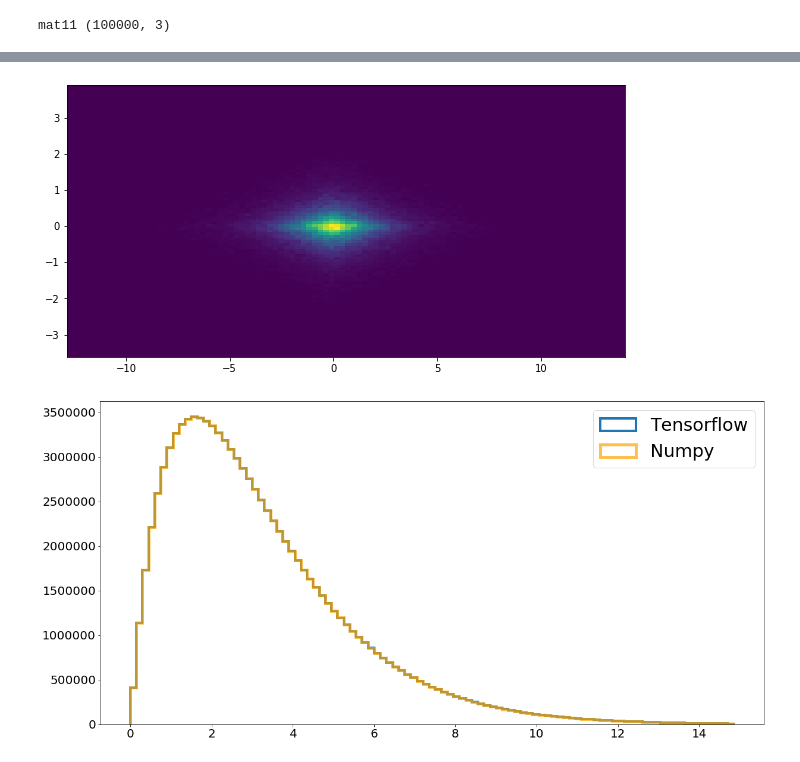
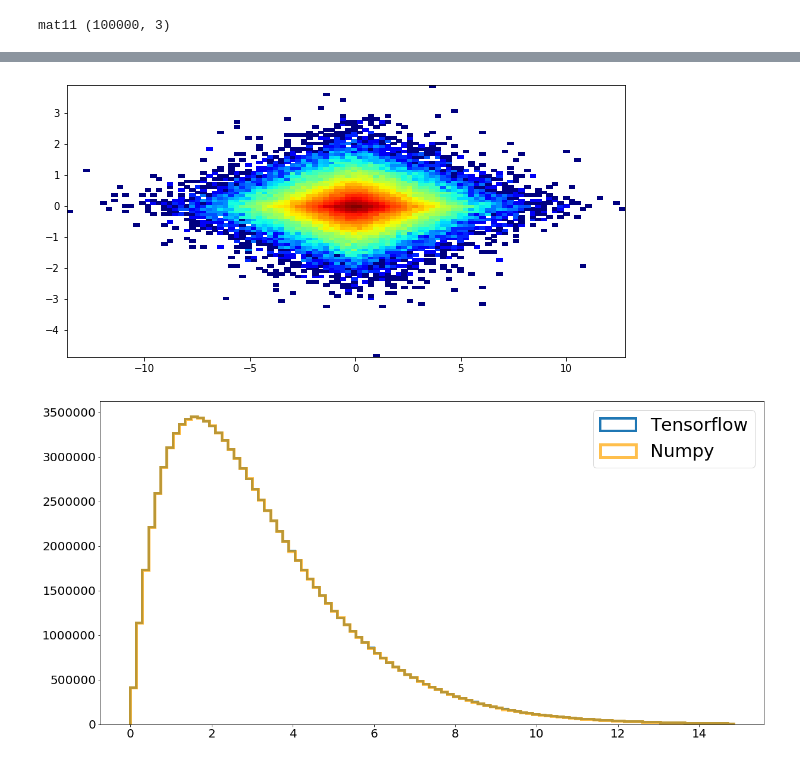
Before and after one commit to RogerMor/LMCpaper, a Jupyter notebook: LMC-disk-simul-FirstVersionRoger_ACG.ipynb, the cells around one changed output, grey strips where cells are left out. Drawn from its saved outputs; the diff is of its cells as text; code cells hidden in the pictures.

```diff
--- a/LMC-disk-simul-FirstVersionRoger_ACG.ipynb
+++ b/LMC-disk-simul-FirstVersionRoger_ACG.ipynb
@@ -1056,15 +1056,15 @@ plt.show()
 # %%
 x=xyz_propern[:,0]
 y=xyz_propern[:,1]
 z=xyz_propern[:,2]
 
 
 
 plt.figure(figsize=(10,5))
-plt.hist2d(x,z,100)
+plt.hist2d(x,z,100,cmap='jet',norm=LogNorm())
 plt.show()
 # %% [output]
-[figure, old version]
+[figure, new version]
 # %%
 r1 = tfd.Gamma(concentration=2, rate=1/1.6).sample(100000000 )
 r2 =np.random.gamma(shape = 2,scale = 1.6, size = 100000000)
```
Also changed, not shown: parts of 8 cells of this notebook.
